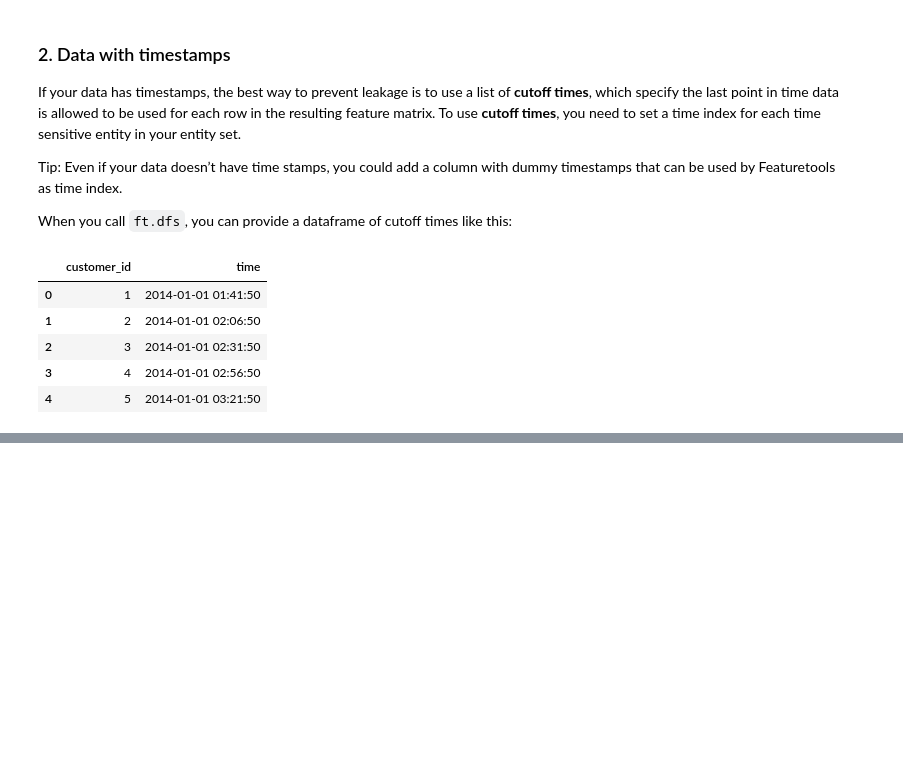
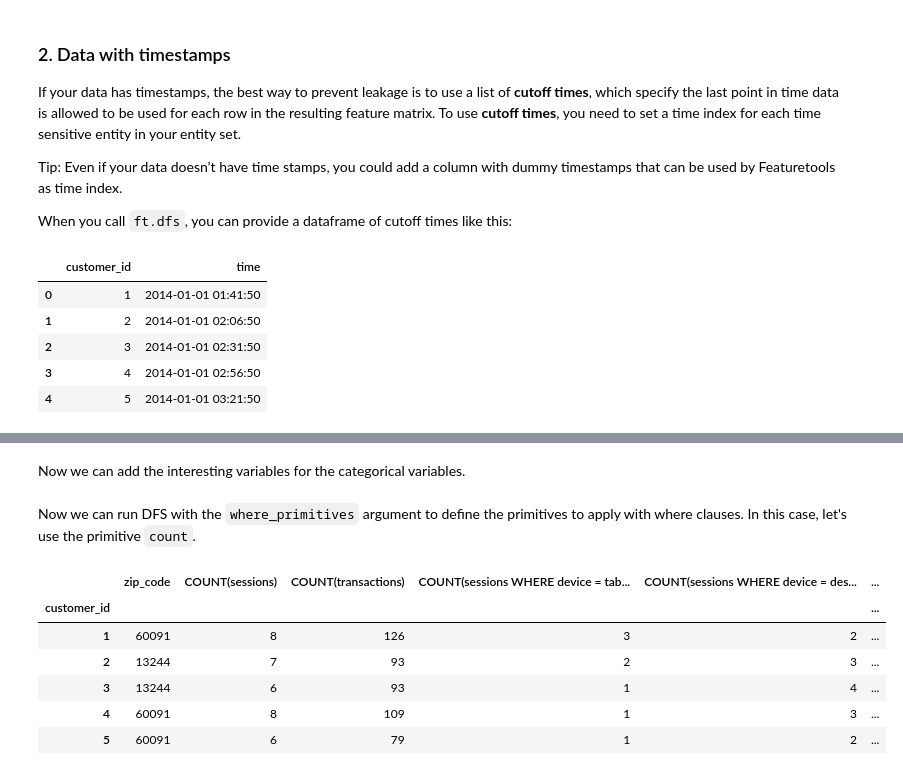
Before and after one commit to alteryx/featuretools, a Jupyter notebook: docs/source/guides/frequently_asked_questions.ipynb, the cells around one changed output, grey strips where cells are left out. Saved outputs shown, nothing was run; the diff lists cells and outputs as text; code cells hidden in the pictures; blank space fills up the shorter version.

```diff
--- a/docs/source/guides/frequently_asked_questions.ipynb
+++ b/docs/source/guides/frequently_asked_questions.ipynb
@@ -729,0 +738,3 @@ feature_matrix, features = ft.dfs(entityset=es_train_test,
+# %%
+es = ft.demo.load_mock_customer(return_entityset=True)
+es
@@ -729,0 +752,21 @@ feature_matrix, features = ft.dfs(entityset=es_train_test,
+# %% [markdown]
+Now we can add the interesting variables for the categorical variables.
+# %%
+es.add_interesting_values()
+# %% [markdown]
+Now we can run DFS with the `where_primitives` argument to define  the primitives to apply with where clauses. In this case, let's use the primitive `count`.
+# %%
+feature_matrix, feature_defs = ft.dfs(entityset=es,
+                                      target_entity="customers",
+                                      agg_primitives=["count"],
+                                      where_primitives=["count"],
+                                      trans_primitives=[])
+feature_matrix.head()
+# %% [output]
+|  | zip_code | COUNT(sessions) | COUNT(transactions) | COUNT(sessions WHERE device = tab... | COUNT(sessions WHERE device = des... | ... |
+| customer_id |  |  |  |  |  | ... |
+| 1 | 60091 | 8 | 126 | 3 | 2 | ... |
+| 2 | 13244 | 7 | 93 | 2 | 3 | ... |
+| 3 | 13244 | 6 | 93 | 1 | 4 | ... |
+| 4 | 60091 | 8 | 109 | 1 | 3 | ... |
+| 5 | 60091 | 6 | 79 | 1 | 2 | ... |
```
Also changed, not shown: parts of 8 cells of this notebook.
